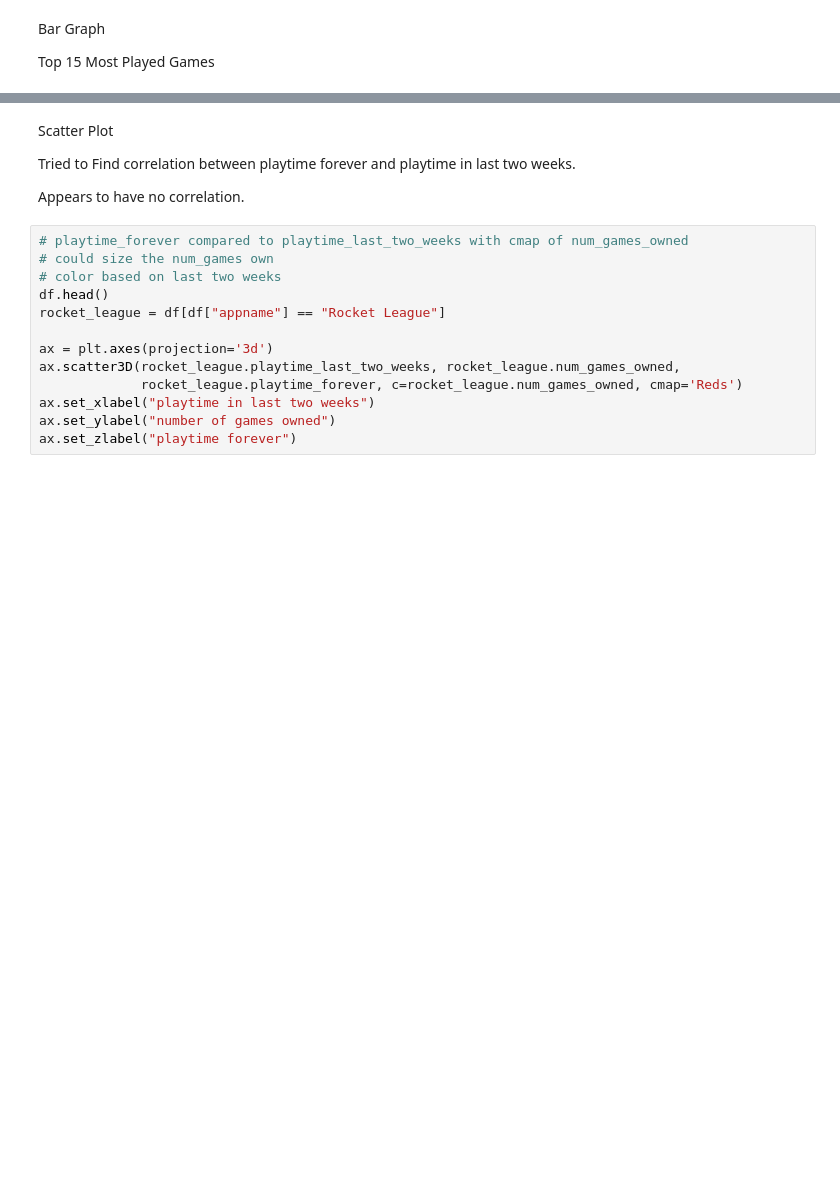
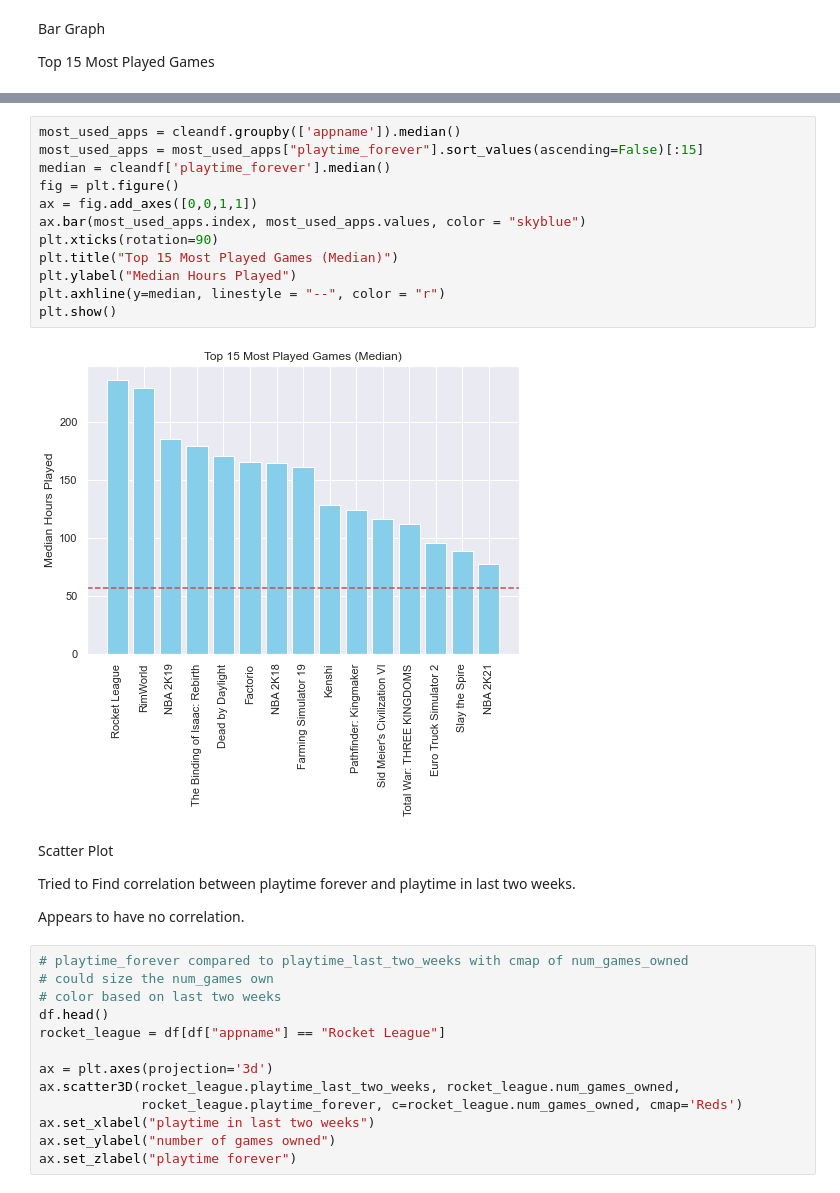
Before and after one commit to Wallyman38/453-Project, a Jupyter notebook: final_project.ipynb, the cells around one changed output, grey strips where cells are left out. Drawn from its saved outputs; the diff is of its cells as text; blank space fills up the shorter version.

```diff
--- a/final_project.ipynb
+++ b/final_project.ipynb
@@ -215,3 +239,17 @@ plt.show()
+# %%
+most_used_apps = cleandf.groupby(['appname']).median()
+most_used_apps = most_used_apps["playtime_forever"].sort_values(ascending=False)[:15]
+median = cleandf['playtime_forever'].median()
+fig = plt.figure()
+ax = fig.add_axes([0,0,1,1])
+ax.bar(most_used_apps.index, most_used_apps.values, color = "skyblue")
+plt.xticks(rotation=90)
+plt.title("Top 15 Most Played Games (Median)")
+plt.ylabel("Median Hours Played")
+plt.axhline(y=median, linestyle = "--", color = "r")
+plt.show()
+# %% [output]
+[figure, added]
 # %% [markdown]
 Scatter Plot
 
```
Also changed, not shown: parts of 19 cells of this notebook.
